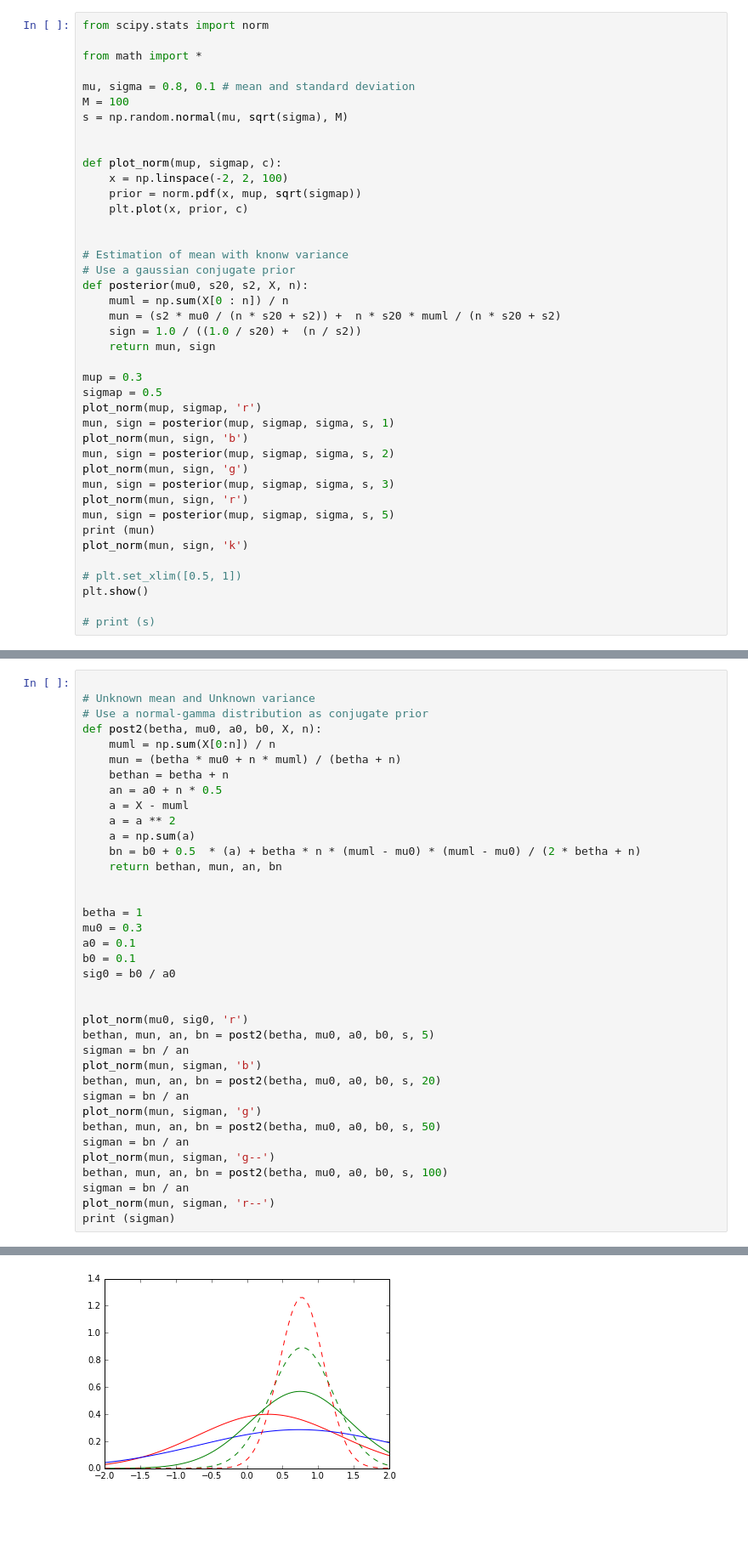
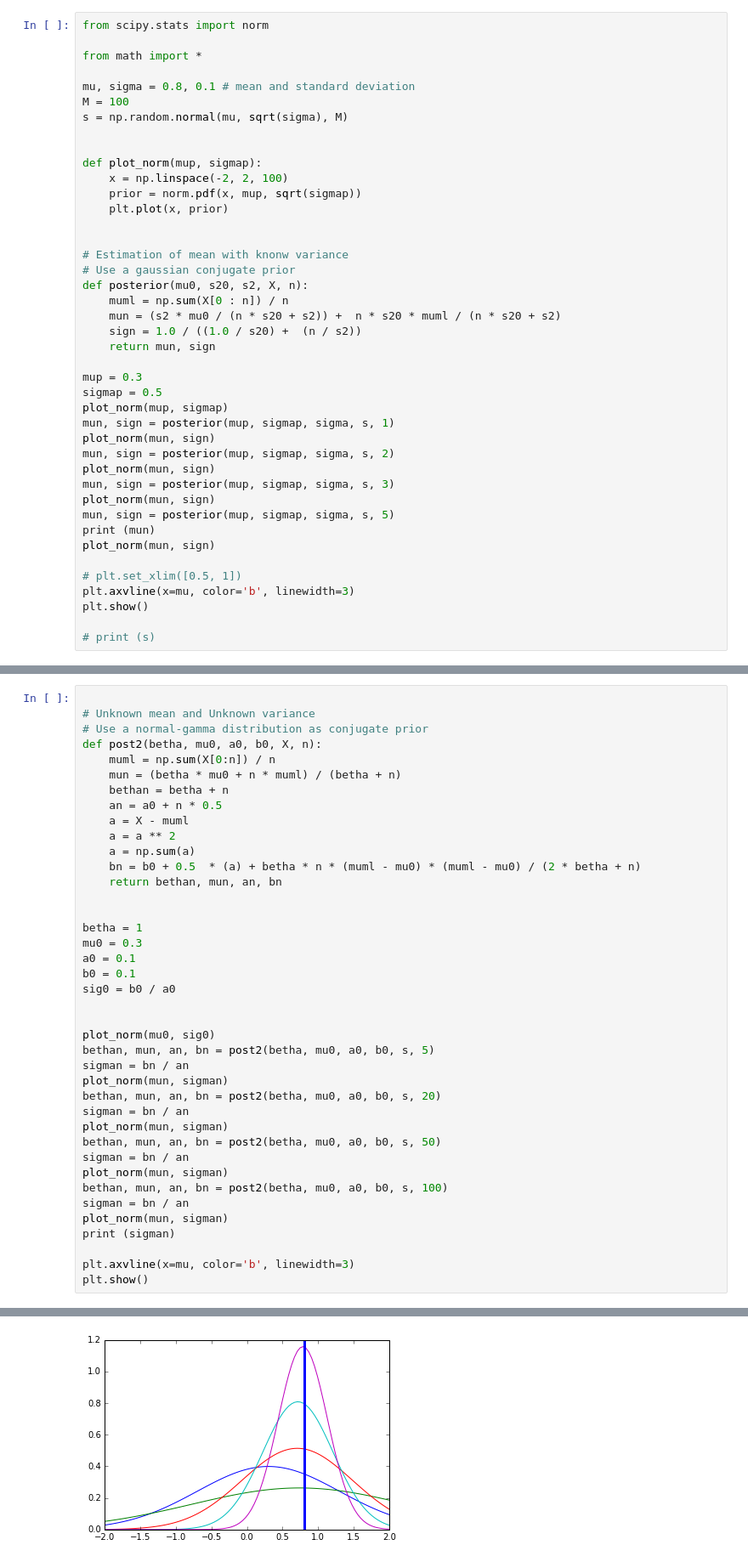
Before and after one commit to pin3da/estimation-theory, a Jupyter notebook: class/Bayesian estimation 1.ipynb, the cells around one changed output, grey strips where cells are left out. Shown: that part at 85% size. Drawn from its saved outputs; the diff is of its cells as text; blank space fills up the shorter version.

```diff
--- a/class/Bayesian estimation 1.ipynb
+++ b/class/Bayesian estimation 1.ipynb
@@ -66,10 +66,10 @@ M = 100
 s = np.random.normal(mu, sqrt(sigma), M)
 
 
-def plot_norm(mup, sigmap, c):
+def plot_norm(mup, sigmap):
     x = np.linspace(-2, 2, 100)
     prior = norm.pdf(x, mup, sqrt(sigmap))
-    plt.plot(x, prior, c)
+    plt.plot(x, prior)
 
 
 # Estimation of mean with knonw variance
@@ -82,18 +82,19 @@ def posterior(mu0, s20, s2, X, n):
 
 mup = 0.3
 sigmap = 0.5
-plot_norm(mup, sigmap, 'r')
+plot_norm(mup, sigmap)
 mun, sign = posterior(mup, sigmap, sigma, s, 1)
-plot_norm(mun, sign, 'b')
+plot_norm(mun, sign)
 mun, sign = posterior(mup, sigmap, sigma, s, 2)
-plot_norm(mun, sign, 'g')
+plot_norm(mun, sign)
 mun, sign = posterior(mup, sigmap, sigma, s, 3)
-plot_norm(mun, sign, 'r')
+plot_norm(mun, sign)
 mun, sign = posterior(mup, sigmap, sigma, s, 5)
 print (mun)
-plot_norm(mun, sign, 'k')
+plot_norm(mun, sign)
 
 # plt.set_xlim([0.5, 1])
+plt.axvline(x=mu, color='b', linewidth=3)
 plt.show()
 
 # print (s)
@@ -123,18 +124,21 @@ b0 = 0.1
 sig0 = b0 / a0
 
 
-plot_norm(mu0, sig0, 'r')
+plot_norm(mu0, sig0)
 bethan, mun, an, bn = post2(betha, mu0, a0, b0, s, 5)
 sigman = bn / an
-plot_norm(mun, sigman, 'b')
+plot_norm(mun, sigman)
 bethan, mun, an, bn = post2(betha, mu0, a0, b0, s, 20)
 sigman = bn / an
-plot_norm(mun, sigman, 'g')
+plot_norm(mun, sigman)
 bethan, mun, an, bn = post2(betha, mu0, a0, b0, s, 50)
 sigman = bn / an
-plot_norm(mun, sigman, 'g--')
+plot_norm(mun, sigman)
 bethan, mun, an, bn = post2(betha, mu0, a0, b0, s, 100)
 sigman = bn / an
-plot_norm(mun, sigman, 'r--')
+plot_norm(mun, sigman)
 print (sigman)
+
+plt.axvline(x=mu, color='b', linewidth=3)
+plt.show()
 # %% [output]
@@ -142 +146 @@ print (sigman)
-[figure, old version]
+[figure, new version]
```
Also changed, not shown: parts of 2 cells of this notebook, 2 other files.
